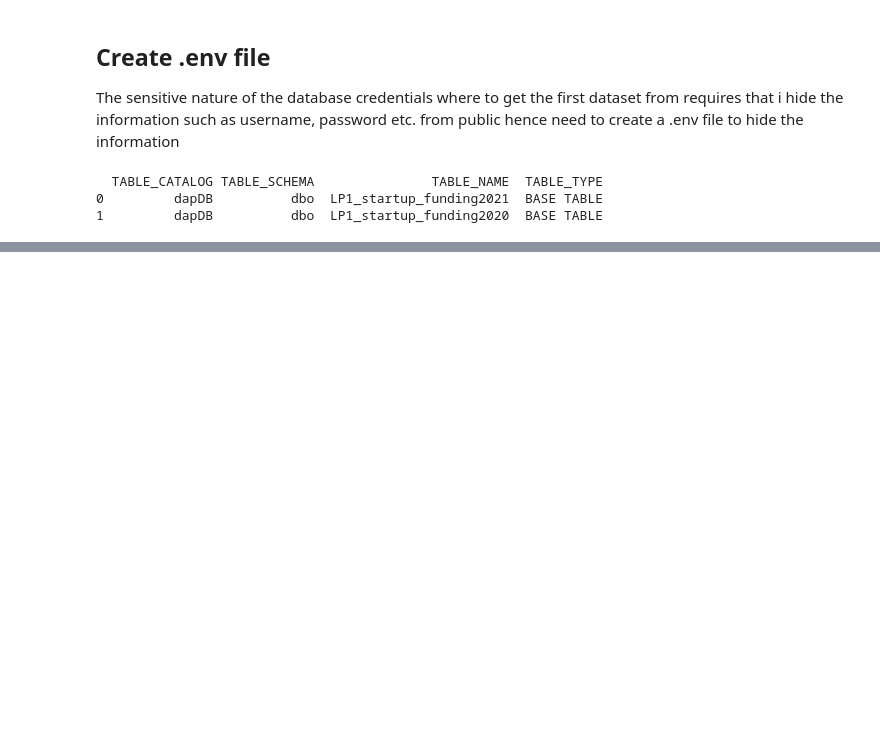
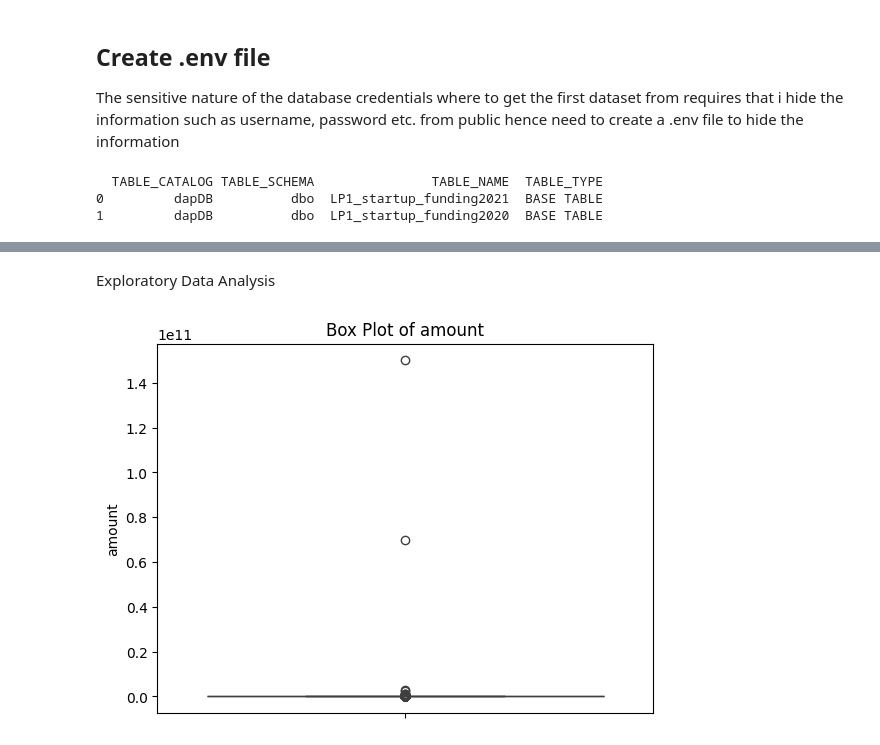
Before and after one commit to Omooyeni/Indian-start-up-ecosystem-Analysis, a Jupyter notebook: Notebook/main.ipynb, the cells around one changed output, grey strips where cells are left out. Saved outputs shown, nothing was run; the diff lists cells and outputs as text; code cells hidden in the pictures; blank space fills up the shorter version.

```diff
--- a/Notebook/main.ipynb
+++ b/Notebook/main.ipynb
@@ -251,0 +1265,4 @@ df.head()
+# %%
+# Drop duplicate.
+df.drop_duplicates(keep='first', inplace= True)
+df.head()
@@ -251,0 +1276,3 @@ df.head()
+# %%
+# Rename the 'series' column to 'stage'
+df.rename(columns={'series': 'stage'}, inplace=True)
@@ -251,0 +1293,9 @@ df.head()
+# %% [markdown]
+Exploratory Data Analysis
+# %%
+# Check Amount column for outliers.
+sns.boxplot(df['amount'])
+plt.title('Box Plot of amount')
+plt.show()
+# %% [output]
+[figure, added]
```
Also changed, not shown: parts of 140 cells of this notebook, 2 other files.
